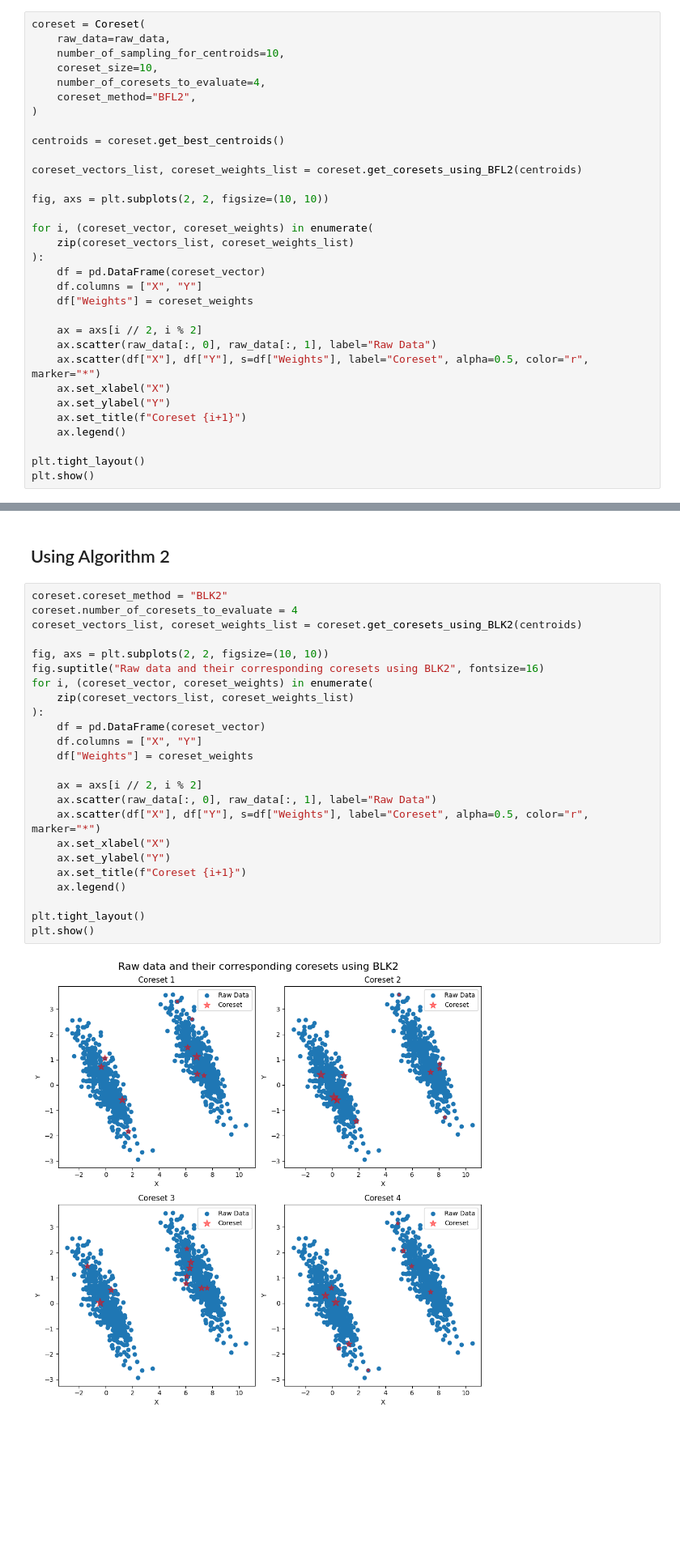
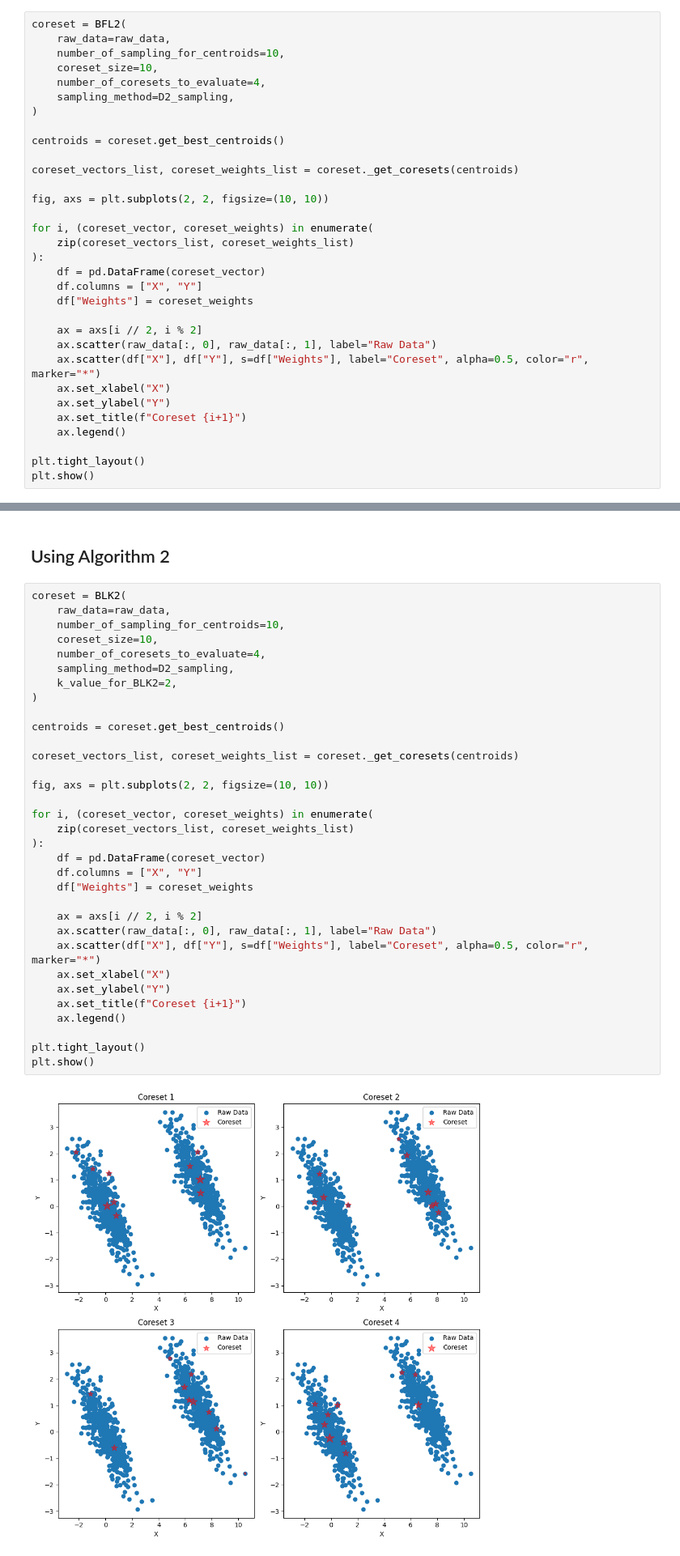
Before and after one commit to Boniface316/bigdata_vqa, a Jupyter notebook: Notebooks/Coreset.ipynb, the cells around one changed output, grey strips where cells are left out. Shown at 81% size. Cells and saved outputs as stored; diff of their text form; blank space fills up the shorter version.

Commit message:
refactor(coreset): refactored the coreset to modularize it

```diff
--- a/Notebooks/Coreset.ipynb
+++ b/Notebooks/Coreset.ipynb
@@ -18,17 +18,17 @@ plt.show()
 # %% [markdown]
 Create coreset using BFL2 algorithm
 # %%
-coreset = Coreset(
+coreset = BFL2(
     raw_data=raw_data,
     number_of_sampling_for_centroids=10,
     coreset_size=10,
     number_of_coresets_to_evaluate=4,
-    coreset_method="BFL2",
+    sampling_method=D2_sampling,
 )
 
 centroids = coreset.get_best_centroids()
 
-coreset_vectors_list, coreset_weights_list = coreset.get_coresets_using_BFL2(centroids)
+coreset_vectors_list, coreset_weights_list = coreset._get_coresets(centroids)
 
 fig, axs = plt.subplots(2, 2, figsize=(10, 10))
 
@@ -70,31 +70,40 @@ Using BFL2 method to generate coresets
 # %% [markdown]
 ## Using Algorithm 2
 # %%
-coreset.coreset_method = "BLK2"
-coreset.number_of_coresets_to_evaluate = 4
-coreset_vectors_list, coreset_weights_list = coreset.get_coresets_using_BLK2(centroids)
+coreset = BLK2(
+    raw_data=raw_data,
+    number_of_sampling_for_centroids=10,
+    coreset_size=10,
+    number_of_coresets_to_evaluate=4,
+    sampling_method=D2_sampling,
+    k_value_for_BLK2=2,
+)
+
+centroids = coreset.get_best_centroids()
+
+coreset_vectors_list, coreset_weights_list = coreset._get_coresets(centroids)
 
 fig, axs = plt.subplots(2, 2, figsize=(10, 10))
-fig.suptitle("Raw data and their corresponding coresets using BLK2", fontsize=16)
+
 for i, (coreset_vector, coreset_weights) in enumerate(
     zip(coreset_vectors_list, coreset_weights_list)
 ):
     df = pd.DataFrame(coreset_vector)
     df.columns = ["X", "Y"]
     df["Weights"] = coreset_weights
 
     ax = axs[i // 2, i % 2]
     ax.scatter(raw_data[:, 0], raw_data[:, 1], label="Raw Data")
     ax.scatter(df["X"], df["Y"], s=df["Weights"], label="Coreset", alpha=0.5, color="r", marker="*")
     ax.set_xlabel("X")
     ax.set_ylabel("Y")
     ax.set_title(f"Coreset {i+1}")
     ax.legend()
 
 plt.tight_layout()
 plt.show()
 # %% [output]
-[figure, old version]
+[figure, new version]
 # %%
 coreset.number_of_coresets_to_evaluate = 20
 coreset_vectors, coreset_weights = coreset.get_best_coresets()
```
Also changed, not shown: parts of 5 cells of this notebook, 5 other files.
